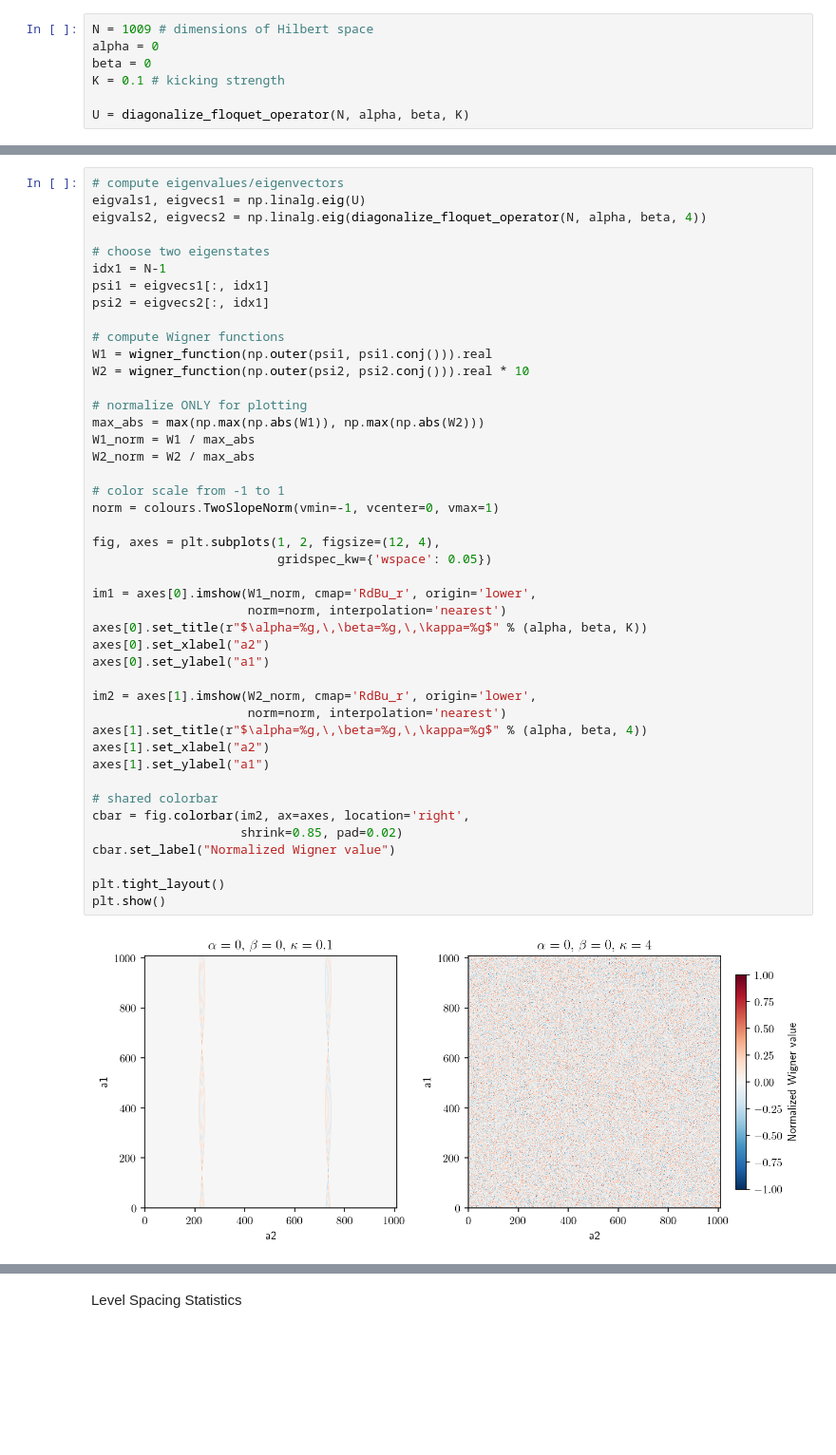
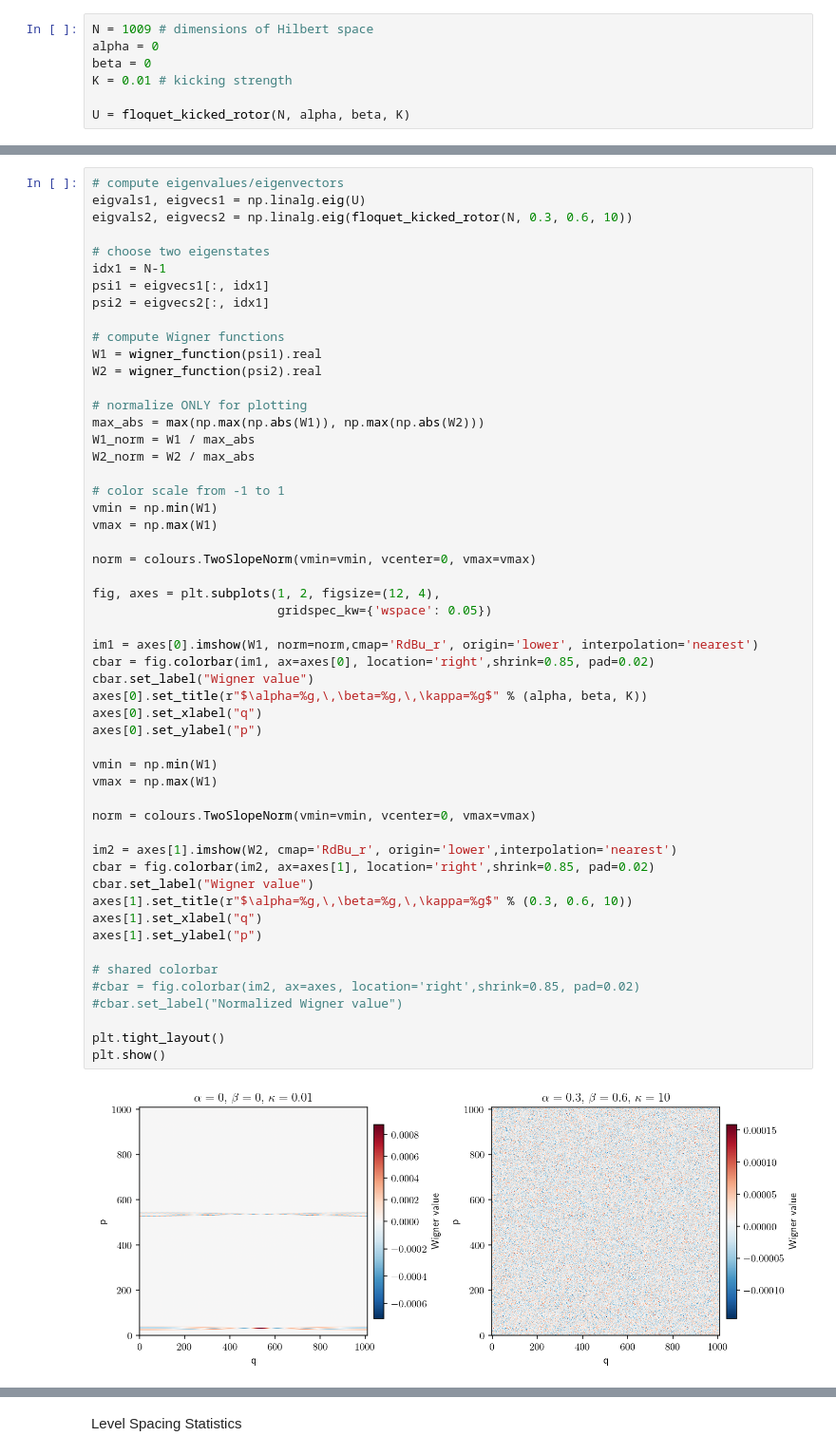
Before and after one commit to adimalz10/thesis-wigner-function, a Jupyter notebook: floquet_operator_wf.ipynb, the cells around one changed output, grey strips where cells are left out. Shown at 95% size. Drawn from its saved outputs; the diff is of its cells as text; blank space fills up the shorter version.

```diff
--- a/floquet_operator_wf.ipynb
+++ b/floquet_operator_wf.ipynb
@@ -10,9 +10,9 @@ plt.rcParams["figure.dpi"] = 150
 N = 1009 # dimensions of Hilbert space
 alpha = 0
 beta = 0
-K = 0.1 # kicking strength
+K = 0.01 # kicking strength
 
-U = diagonalize_floquet_operator(N, alpha, beta, K)
+U = floquet_kicked_rotor(N, alpha, beta, K)
 # %%
 # find the eigenvalues and eigenvectors of the floquet operator
 
@@ -49,46 +49,55 @@ else:
 # %%
 # compute eigenvalues/eigenvectors
 eigvals1, eigvecs1 = np.linalg.eig(U)
-eigvals2, eigvecs2 = np.linalg.eig(diagonalize_floquet_operator(N, alpha, beta, 4))
+eigvals2, eigvecs2 = np.linalg.eig(floquet_kicked_rotor(N, 0.3, 0.6, 10))
 
 # choose two eigenstates
 idx1 = N-1
 psi1 = eigvecs1[:, idx1]
 psi2 = eigvecs2[:, idx1]
 
 # compute Wigner functions
-W1 = wigner_function(np.outer(psi1, psi1.conj())).real
-W2 = wigner_function(np.outer(psi2, psi2.conj())).real * 10
+W1 = wigner_function(psi1).real
+W2 = wigner_function(psi2).real
 
 # normalize ONLY for plotting
 max_abs = max(np.max(np.abs(W1)), np.max(np.abs(W2)))
 W1_norm = W1 / max_abs
 W2_norm = W2 / max_abs
 
 # color scale from -1 to 1
-norm = colours.TwoSlopeNorm(vmin=-1, vcenter=0, vmax=1)
+vmin = np.min(W1)
+vmax = np.max(W1)
+
+norm = colours.TwoSlopeNorm(vmin=vmin, vcenter=0, vmax=vmax)
 
 fig, axes = plt.subplots(1, 2, figsize=(12, 4),
                          gridspec_kw={'wspace': 0.05})
 
-im1 = axes[0].imshow(W1_norm, cmap='RdBu_r', origin='lower',
-                     norm=norm, interpolation='nearest')
+im1 = axes[0].imshow(W1, norm=norm,cmap='RdBu_r', origin='lower', interpolation='nearest')
+cbar = fig.colorbar(im1, ax=axes[0], location='right',shrink=0.85, pad=0.02)
+cbar.set_label("Wigner value")
 axes[0].set_title(r"$\alpha=%g,\,\beta=%g,\,\kappa=%g$" % (alpha, beta, K))
-axes[0].set_xlabel("a2")
-axes[0].set_ylabel("a1")
+axes[0].set_xlabel("q")
+axes[0].set_ylabel("p")
 
-im2 = axes[1].imshow(W2_norm, cmap='RdBu_r', origin='lower',
-                     norm=norm, interpolation='nearest')
-axes[1].set_title(r"$\alpha=%g,\,\beta=%g,\,\kappa=%g$" % (alpha, beta, 4))
-axes[1].set_xlabel("a2")
-axes[1].set_ylabel("a1")
+vmin = np.min(W1)
+vmax = np.max(W1)
+
+norm = colours.TwoSlopeNorm(vmin=vmin, vcenter=0, vmax=vmax)
+
+im2 = axes[1].imshow(W2, cmap='RdBu_r', origin='lower',interpolation='nearest')
+cbar = fig.colorbar(im2, ax=axes[1], location='right',shrink=0.85, pad=0.02)
+cbar.set_label("Wigner value")
+axes[1].set_title(r"$\alpha=%g,\,\beta=%g,\,\kappa=%g$" % (0.3, 0.6, 10))
+axes[1].set_xlabel("q")
+axes[1].set_ylabel("p")
 
 # shared colorbar
-cbar = fig.colorbar(im2, ax=axes, location='right',
-                    shrink=0.85, pad=0.02)
-cbar.set_label("Normalized Wigner value")
+#cbar = fig.colorbar(im2, ax=axes, location='right',shrink=0.85, pad=0.02)
+#cbar.set_label("Normalized Wigner value")
 
 plt.tight_layout()
 plt.show()
 # %% [output]
-[figure, old version]
+[figure, new version]
```
Also changed, not shown: parts of 8 cells of this notebook.
